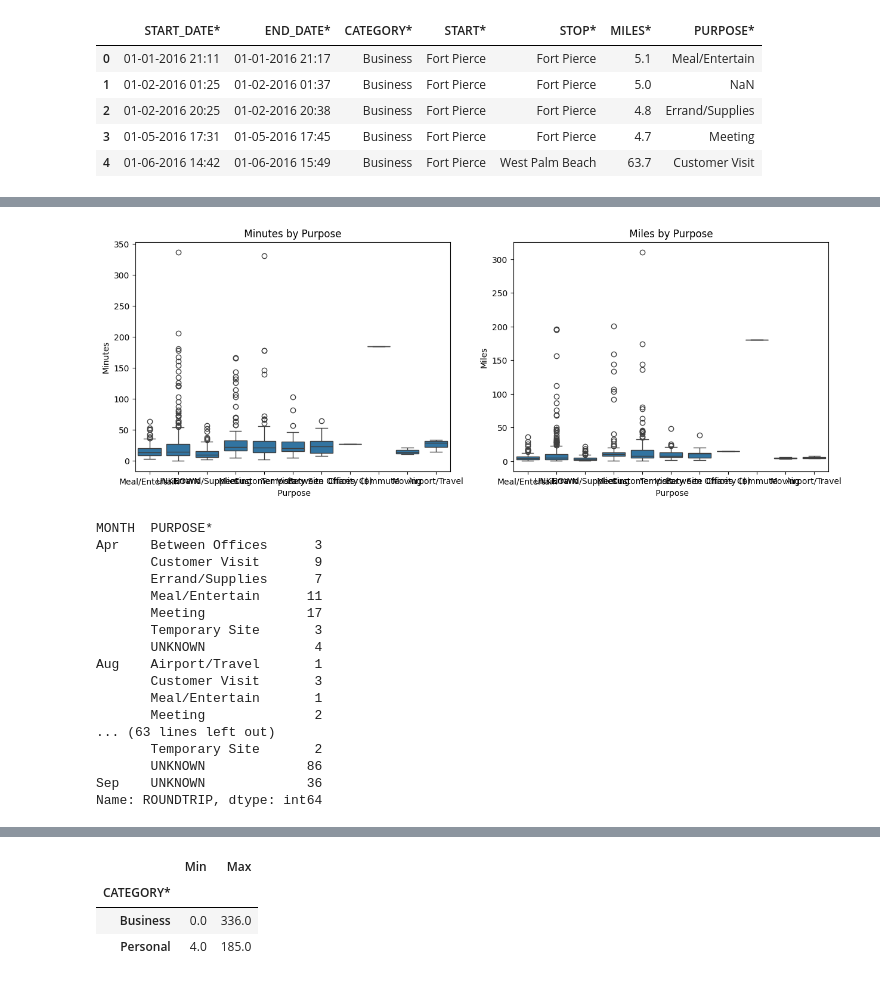
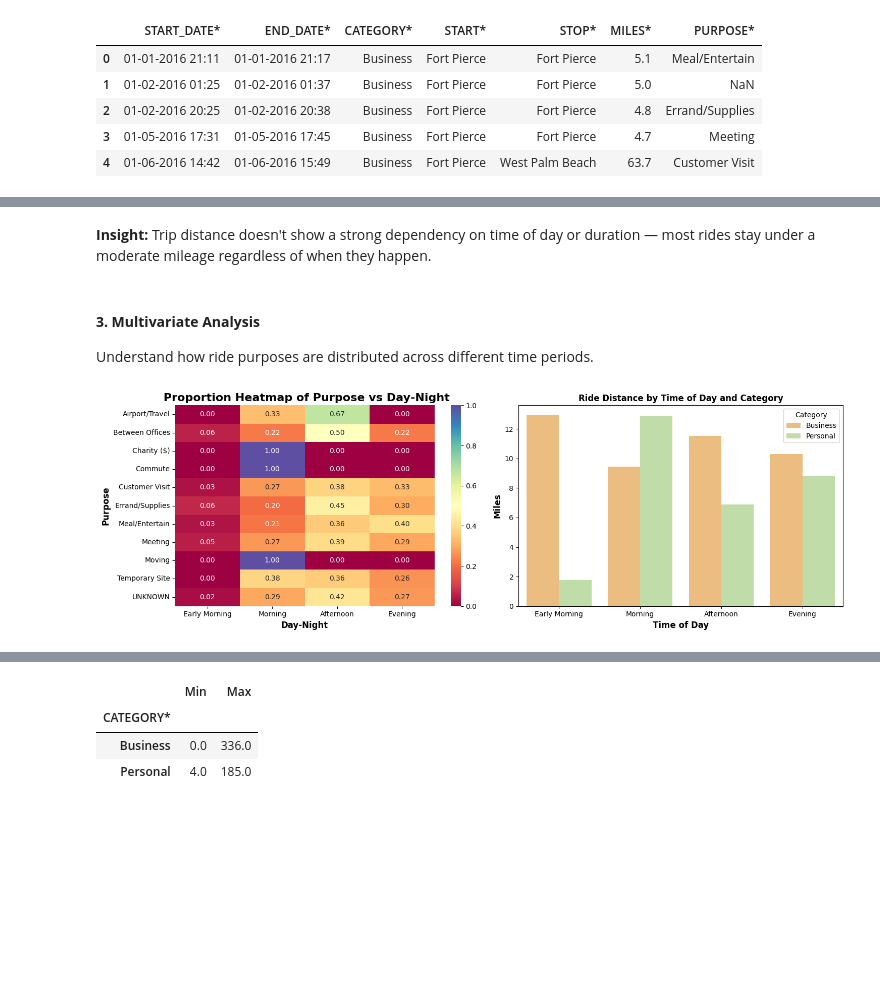
Before and after one commit to cathrin-b/Uber-Drive-Analysis, a Jupyter notebook: UBERDRIVE.ipynb, the cells around one changed output, grey strips where cells are left out. Saved outputs shown, nothing was run; the diff lists cells and outputs as text; code cells hidden in the pictures; blank space fills up the shorter version.

```diff
--- a/UBERDRIVE.ipynb
+++ b/UBERDRIVE.ipynb
@@ -187,8 +112,0 @@ plt.show()
-# %%
-sns.set_style('whitegrid')
-plt.figure(figsize=(10,5))
-sns.violinplot(data = df , y = 'DAY-NIGHT' ,x = 'MILES*', scale = 'width', palette = 'coolwarm')
-plt.title(' Distribution of Miles by day-night')
-plt.xlabel(' Miles')
-plt.ylabel('Day-night')
-plt.show()
@@ -237,36 +171,27 @@ plt.show()
+# %% [markdown]
+**Insight:** Trip distance doesn't show a strong dependency on time of day or duration — most rides stay under a moderate mileage regardless of when they happen.
+# %% [markdown]
+#### **3. Multivariate Analysis**
+
+Understand how ride purposes are distributed across different time periods.
 # %%
-plt.figure(figsize=(15,5))
+plt.figure(figsize=(15, 5))
 plt.subplot(1,2,1)
-sns.boxplot(data = df , x = 'PURPOSE*' ,y = 'MINUTES')
-plt.title(' Minutes by Purpose ')
-plt.xlabel(' Purpose')
-plt.ylabel('Minutes')
+heatmap_data = df.groupby(['PURPOSE*', 'DAY-NIGHT']).size().unstack()
+heatmap_data = heatmap_data.div(heatmap_data.sum(axis = 1), axis=0)
+sns.heatmap(heatmap_data, cmap='Spectral', annot=True, fmt='.2f')
+plt.title(' Proportion Heatmap of Purpose vs Day-Night',fontsize=16, fontweight='bold')
+plt.xlabel('Day-Night',fontsize=12, fontweight='bold')
+plt.ylabel('Purpose',fontsize=12, fontweight='bold')
+
 plt.subplot(1,2,2)
-sns.boxplot(data = df , x = 'PURPOSE*' ,y = 'MILES*')
-plt.title(' Miles by Purpose ')
-plt.xlabel(' Purpose')
-plt.ylabel('Miles')
+plt.Figure(figsize=(12,5))
+sns.barplot(data=df,x='DAY-NIGHT', y='MILES*', hue='CATEGORY*', ci=None, palette='Spectral')
+plt.title('Ride Distance by Time of Day and Category',fontsize=12, fontweight='bold')
+plt.xlabel('Time of Day',fontsize=12, fontweight='bold')
+plt.ylabel('Miles',fontsize=12, fontweight='bold')
+plt.legend(title='Category')
+plt.tight_layout()
 plt.show()
 # %% [output]
-[figure, old version]
+[figure, new version]
-# %%
-pd.set_option('display.max_rows', 100)
-df.groupby(['MONTH','PURPOSE*'])['ROUNDTRIP'].count()
-# %% [output]
-MONTH  PURPOSE*
-Apr    Between Offices      3
-       Customer Visit       9
-       Errand/Supplies      7
-       Meal/Entertain      11
-       Meeting             17
-       Temporary Site       3
-       UNKNOWN              4
-Aug    Airport/Travel       1
-       Customer Visit       3
-       Meal/Entertain       1
-       Meeting              2
-... (63 lines left out)
-       Temporary Site       2
-       UNKNOWN             86
-Sep    UNKNOWN             36
-Name: ROUNDTRIP, dtype: int64
```
Also changed, not shown: parts of 75 cells of this notebook.
